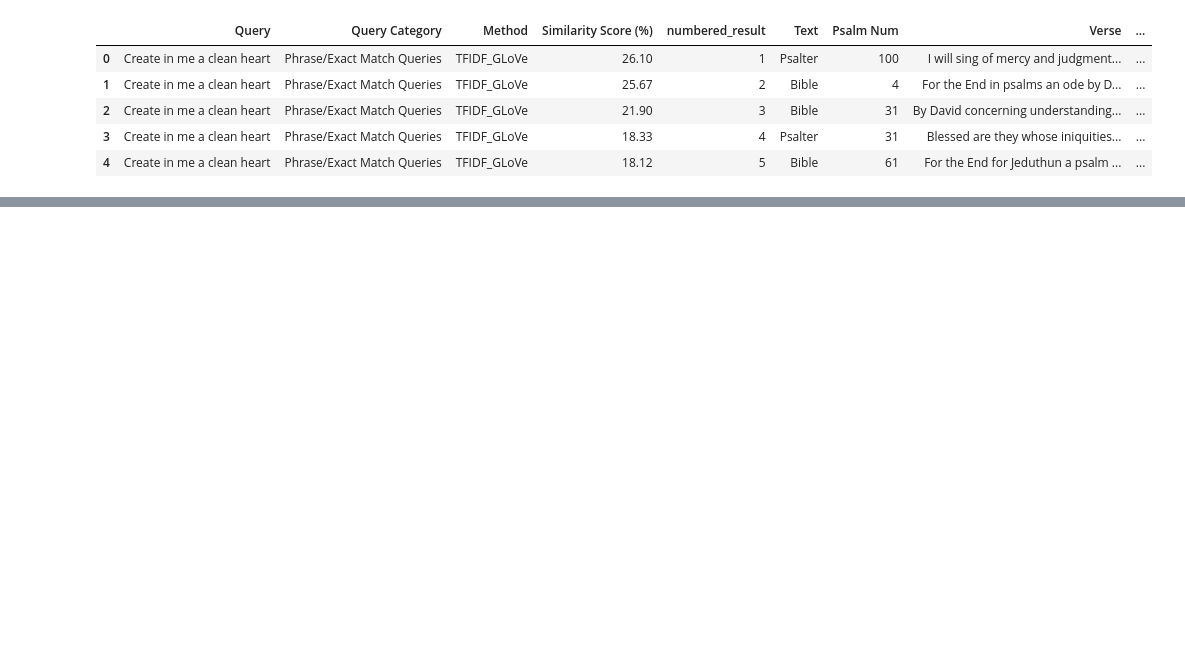
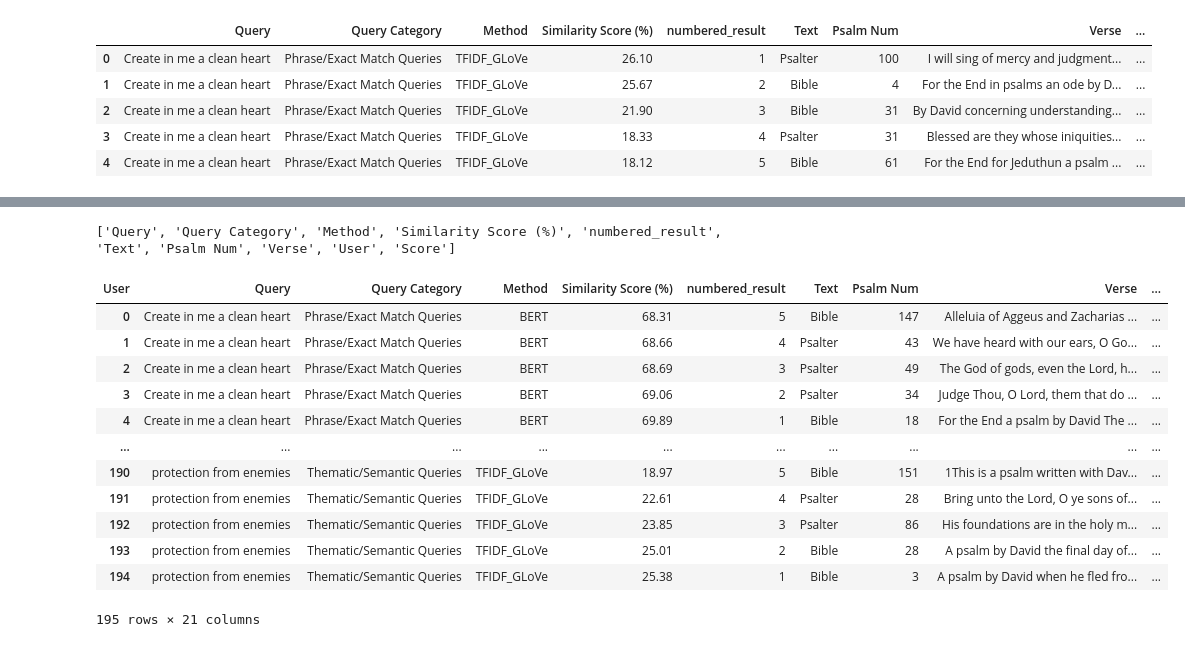
Before and after one commit to cwc09262/psalms-nlp-research, a Jupyter notebook: query_compare/blind_external_scoring.ipynb, the cells around one changed output, grey strips where cells are left out. Drawn from its saved outputs; the diff is of its cells as text; code cells hidden in the pictures; blank space fills up the shorter version.

```diff
--- a/query_compare/blind_external_scoring.ipynb
+++ b/query_compare/blind_external_scoring.ipynb
@@ -988,0 +950,4 @@ scores
+# %%
+print(scores.columns.tolist())
+# %% [output]
+['Query', 'Query Category', 'Method', 'Similarity Score (%)', 'numbered_result', 'Text', 'Psalm Num', 'Verse', 'User', 'Score']
@@ -988,0 +961,16 @@ scores
+# %%
+scores_piv
+# %% [output]
+| User | Query | Query Category | Method | Similarity Score (%) | numbered_result | Text | Psalm Num | Verse | ... |
+| 0 | Create in me a clean heart | Phrase/Exact Match Queries | BERT | 68.31 | 5 | Bible | 147 | Alleluia of Aggeus and Zacharias ... | ... |
+| 1 | Create in me a clean heart | Phrase/Exact Match Queries | BERT | 68.66 | 4 | Psalter | 43 | We have heard with our ears, O Go... | ... |
+| 2 | Create in me a clean heart | Phrase/Exact Match Queries | BERT | 68.69 | 3 | Psalter | 49 | The God of gods, even the Lord, h... | ... |
+| 3 | Create in me a clean heart | Phrase/Exact Match Queries | BERT | 69.06 | 2 | Psalter | 34 | Judge Thou, O Lord, them that do ... | ... |
+| 4 | Create in me a clean heart | Phrase/Exact Match Queries | BERT | 69.89 | 1 | Bible | 18 | For the End a psalm by David The ... | ... |
+| ... | ... | ... | ... | ... | ... | ... | ... | ... | ... |
+| 190 | protection from enemies | Thematic/Semantic Queries | TFIDF_GLoVe | 18.97 | 5 | Bible | 151 | 1This is a psalm written with Dav... | ... |
+| 191 | protection from enemies | Thematic/Semantic Queries | TFIDF_GLoVe | 22.61 | 4 | Psalter | 28 | Bring unto the Lord, O ye sons of... | ... |
+| 192 | protection from enemies | Thematic/Semantic Queries | TFIDF_GLoVe | 23.85 | 3 | Psalter | 86 | His foundations are in the holy m... | ... |
+| 193 | protection from enemies | Thematic/Semantic Queries | TFIDF_GLoVe | 25.01 | 2 | Bible | 28 | A psalm by David the final day of... | ... |
+| 194 | protection from enemies | Thematic/Semantic Queries | TFIDF_GLoVe | 25.38 | 1 | Bible | 3 | A psalm by David when he fled fro... | ... |
+195 rows × 21 columns
```
Also changed, not shown: parts of 55 cells of this notebook, 4 other files.
